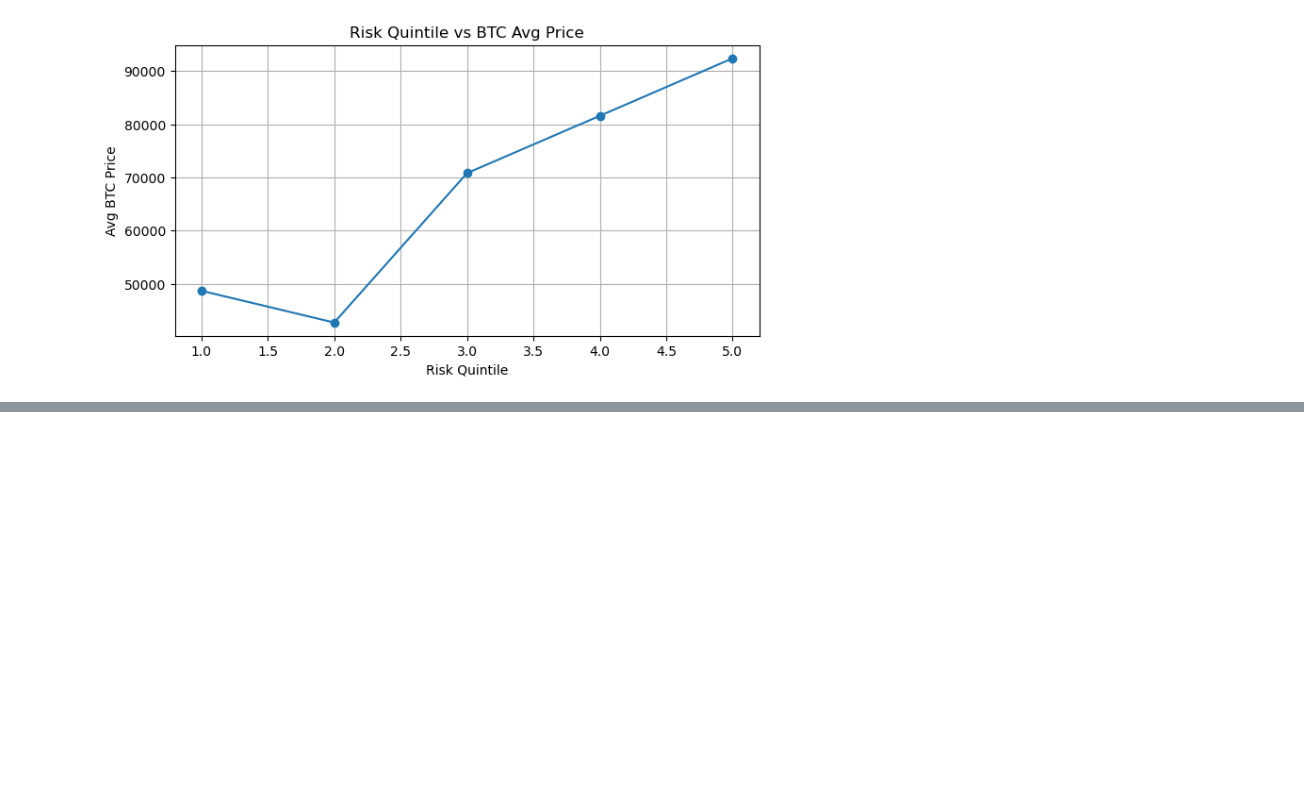
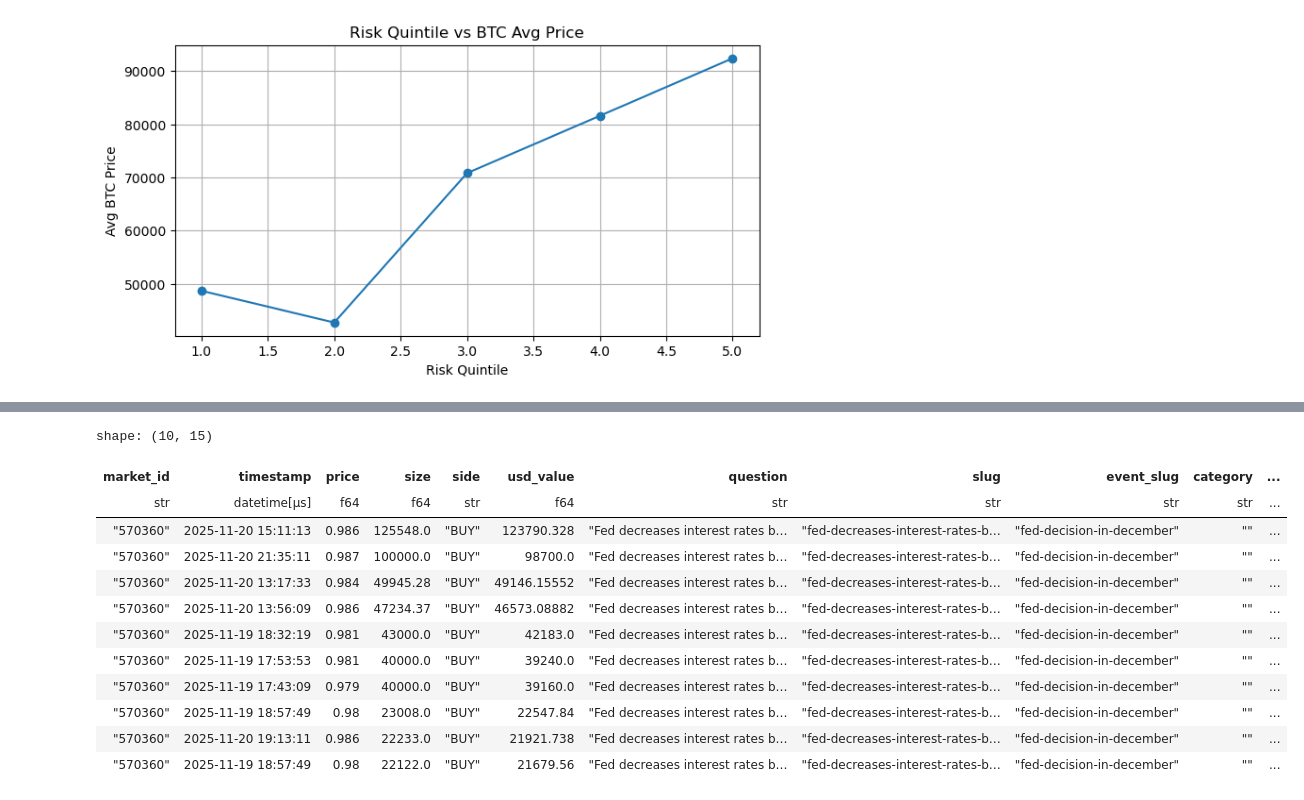
Before and after one commit to shuangvely/bitcoin-analytics-capstone-sp26-team08, a Jupyter notebook: eda/EDA.ipynb, the cells around one changed output, grey strips where cells are left out. Drawn from its saved outputs; the diff is of its cells as text; code cells hidden in the pictures; blank space fills up the shorter version.

Commit message:
Load trades, basic EDA on trades

```diff
--- a/eda/EDA.ipynb
+++ b/eda/EDA.ipynb
@@ -443,6 +454,7 @@ Data loaded successfully!
 # %%
 tokens_path = POLYMARKET_DIR / "finance_politics_tokens.parquet"
 event_path = POLYMARKET_DIR / "finance_politics_event_stats.parquet"
+trades_path = POLYMARKET_DIR / "finance_politics_trades.parquet"
 
 df_tokens = (
     pl.scan_parquet(tokens_path)
@@ -452,8 +464,24 @@ df_event = (
     pl.scan_parquet(event_path)
     .collect()
 )
-# trades_path = POLYMARKET_DIR / "finance_politics_trades.parquet`"
-# df_trades = (
-#     pl.scan_parquet(trades_path)
-#     .collect()
-# )
+
+if trades_path.exists():
+    trades_df = pl.scan_parquet(trades_path).collect()
+
+    # Fix timestamp corruption
+    for col in trades_df.columns:
+        if any(x in col.lower() for x in ["timestamp", "trade", "created_at", "end_date"]):
+            if trades_df[col].dtype == pl.Datetime or trades_df[col].dtype == pl.Date:
+                if not trades_df[col].is_empty() and trades_df[col].max() < datetime(2020, 1, 1):
+                    trades_df = trades_df.with_columns((pl.col(col).cast(pl.Int64) * 1000).cast(pl.Datetime))
+
+            # Enforce 2020+ constraint (replace placeholders/zeros with null)
+            if trades_df[col].dtype == pl.Datetime or trades_df[col].dtype == pl.Date:
+                    trades_df = trades_df.with_columns(
+                        pl.when(pl.col(col) < datetime(2020, 1, 1))
+                        .then(None)
+                        .otherwise(pl.col(col))
+                        .alias(col)
+                    )
+
+    print(f"Loaded {len(trades_df)} trades records.")
@@ -869,0 +998,11 @@ plt.show()
+# %%
+#Find big trades
+bigtrade_threshold = 10000  # $10k+ single trade
+
+big_bets = (
+    trades_df
+    .select(["market_id", "timestamp", "price", "size", "side"])
+    .with_columns((pl.col("price") * pl.col("size")).alias("usd_value"))
+    .filter(pl.col("usd_value") > bigtrade_threshold)
+)
+big_bets.head(20)
@@ -869,0 +1024,21 @@ plt.show()
+# %%
+big_markets = big_bets.head(20).join(
+    df_markets,
+    on="market_id",
+    how="inner"
+)
+big_markets.sort("usd_value", descending=True).head(10)
+# %% [output]
+shape: (10, 15)
+| market_id | timestamp | price | size | side | usd_value | question | slug | event_slug | category | ... |
+| str | datetime[μs] | f64 | f64 | str | f64 | str | str | str | str | ... |
+| "570360" | 2025-11-20 15:11:13 | 0.986 | 125548.0 | "BUY" | 123790.328 | "Fed decreases interest rates b… | "fed-decreases-interest-rates-b… | "fed-decision-in-december" | "" | ... |
+| "570360" | 2025-11-20 21:35:11 | 0.987 | 100000.0 | "BUY" | 98700.0 | "Fed decreases interest rates b… | "fed-decreases-interest-rates-b… | "fed-decision-in-december" | "" | ... |
+| "570360" | 2025-11-20 13:17:33 | 0.984 | 49945.28 | "BUY" | 49146.15552 | "Fed decreases interest rates b… | "fed-decreases-interest-rates-b… | "fed-decision-in-december" | "" | ... |
+| "570360" | 2025-11-20 13:56:09 | 0.986 | 47234.37 | "BUY" | 46573.08882 | "Fed decreases interest rates b… | "fed-decreases-interest-rates-b… | "fed-decision-in-december" | "" | ... |
+| "570360" | 2025-11-19 18:32:19 | 0.981 | 43000.0 | "BUY" | 42183.0 | "Fed decreases interest rates b… | "fed-decreases-interest-rates-b… | "fed-decision-in-december" | "" | ... |
+| "570360" | 2025-11-19 17:53:53 | 0.981 | 40000.0 | "BUY" | 39240.0 | "Fed decreases interest rates b… | "fed-decreases-interest-rates-b… | "fed-decision-in-december" | "" | ... |
+| "570360" | 2025-11-19 17:43:09 | 0.979 | 40000.0 | "BUY" | 39160.0 | "Fed decreases interest rates b… | "fed-decreases-interest-rates-b… | "fed-decision-in-december" | "" | ... |
+| "570360" | 2025-11-19 18:57:49 | 0.98 | 23008.0 | "BUY" | 22547.84 | "Fed decreases interest rates b… | "fed-decreases-interest-rates-b… | "fed-decision-in-december" | "" | ... |
+| "570360" | 2025-11-20 19:13:11 | 0.986 | 22233.0 | "BUY" | 21921.738 | "Fed decreases interest rates b… | "fed-decreases-interest-rates-b… | "fed-decision-in-december" | "" | ... |
+| "570360" | 2025-11-19 18:57:49 | 0.98 | 22122.0 | "BUY" | 21679.56 | "Fed decreases interest rates b… | "fed-decreases-interest-rates-b… | "fed-decision-in-december" | "" | ... |
```
Also changed, not shown: parts of 13 cells of this notebook.
